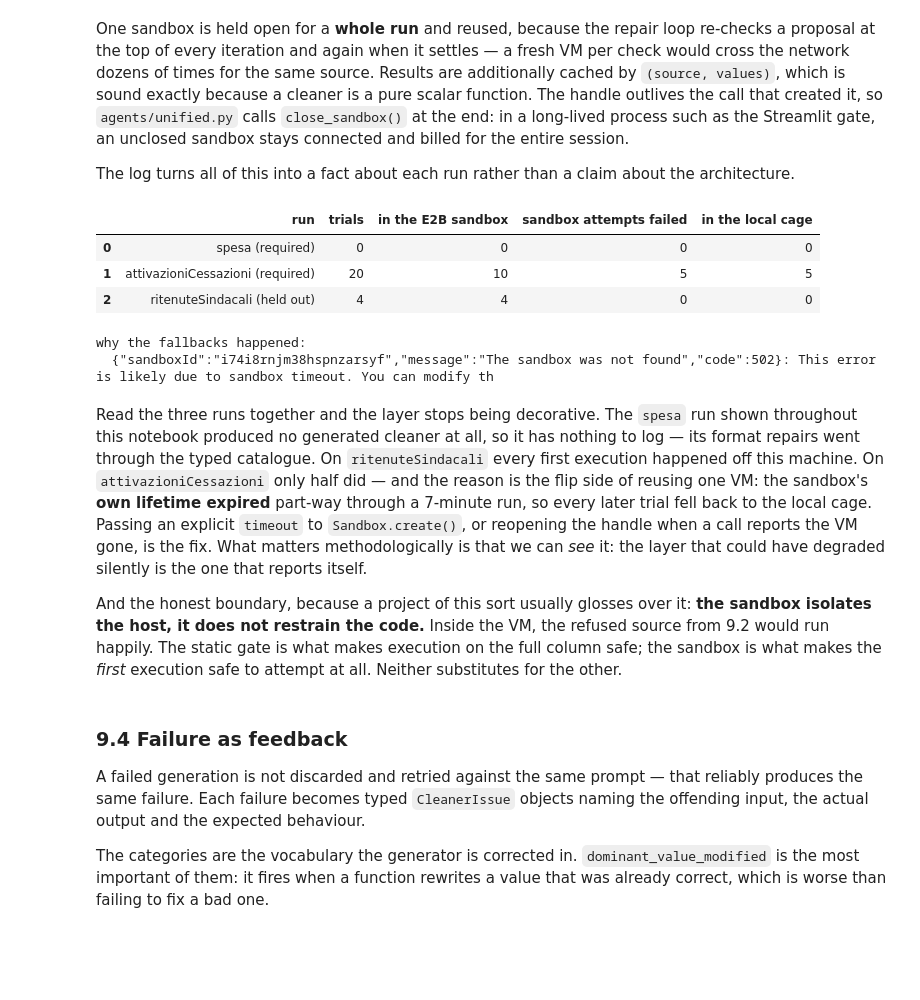
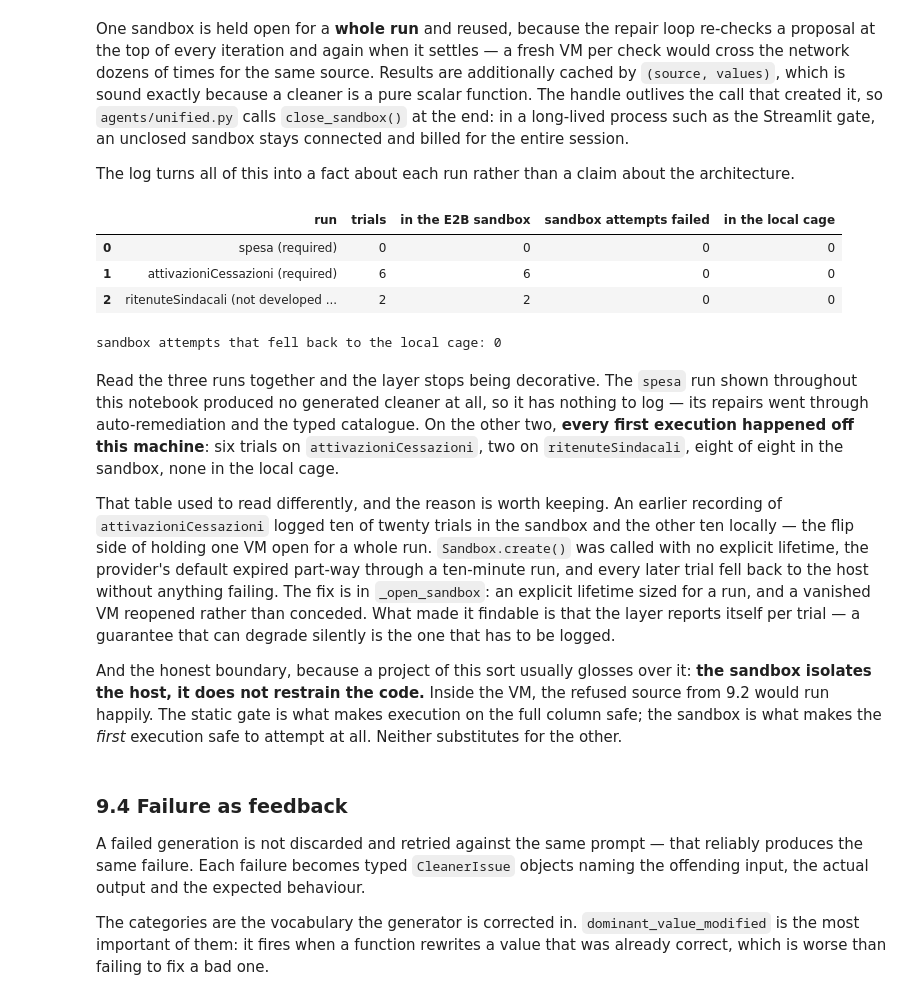
Before and after one commit to simonefilosofi/Reply_multi-agents_project_810431, a Jupyter notebook: main.ipynb, the cells around one changed output. Saved outputs shown, nothing was run; the diff lists cells and outputs as text; code cells hidden in the pictures; blank space fills up the shorter version.

```diff
--- a/main.ipynb
+++ b/main.ipynb
@@ -75,26 +75,31 @@ from __future__ import annotations
 
 import inspect
 import json
+import sys
 import textwrap
-import time
 from pathlib import Path
 
 import pandas as pd
 from dotenv import load_dotenv
-from IPython.display import Markdown, display
+from IPython.display import Image, Markdown, display
 
-load_dotenv(".env", override=True)
+ROOT = next(p for p in (Path.cwd(), *Path.cwd().parents) if (p / "graph.py").exists())
+sys.path.insert(0, str(ROOT))
+
+import figures
+
+load_dotenv(ROOT / ".env", override=True)
 pd.set_option("display.max_columns", 40)
 pd.set_option("display.width", 200)
 
 LIVE_RUN = False
 
-DATASET = Path("Datasets-Reply-20260313/project_data_quality/spesa.csv")
-RUN_DIR = Path("out/readme_run")
+DATASET = ROOT / "Datasets-Reply-20260313" / "project_data_quality" / "spesa.csv"
+RUN_DIR = ROOT / "runs" / "spesa"
 REPORT_JSON = RUN_DIR / "spesa.json"
 
 print("live run:", LIVE_RUN)
-print("dataset :", DATASET)
-print("artefacts:", RUN_DIR)
+print("dataset :", DATASET.relative_to(ROOT))
+print("artefacts:", RUN_DIR.relative_to(ROOT))
 # %% [output]
 live run: False
@@ -1314,40 +1332,55 @@ One sandbox is held open for a **whole run** and reused, because the repair loop
 
 The log turns all of this into a fact about each run rather than a claim about the architecture.
 # %%
-RUNS_SANDBOX = {
-    "spesa (required)": "out/readme_run",
-    "attivazioniCessazioni (required)": "out/readme_attivazioni",
-    "ritenuteSindacali (held out)": "out/readme_ritenute",
+RECORDED_RUNS = {
+    "spesa (required)": ROOT / "runs" / "spesa",
+    "attivazioniCessazioni (required)": ROOT / "runs" / "attivazioniCessazioni",
+    "ritenuteSindacali (not developed against)": ROOT / "runs" / "ritenuteSindacali",
 }
 
-runs_log = {}
-for label, directory in RUNS_SANDBOX.items():
-    path = next(p for p in Path(directory).glob("*.json")
-                if p.name not in {"timings.json", "proposals.json", "timings_detect.json"})
-    runs_log[label] = json.loads(path.read_text()).get("generated_function_runs") or []
+runs_log = {
+    label: figures.load_run(directory)[0].get("generated_function_runs") or []
+    for label, directory in RECORDED_RUNS.items()
+}
 
 display(pd.DataFrame([{
     "run": label,
     "trials": len(entries),
     "in the E2B sandbox": sum(1 for e in entries if e["executor"] == "e2b" and e["ok"]),
     "sandbox attempts failed": sum(1 for e in entries if e["executor"] == "e2b" and not e["ok"]),
     "in the local cage": sum(1 for e in entries if e["executor"] == "local"),
 } for label, entries in runs_log.items()]))
 
-failed = [e for e in runs_log["attivazioniCessazioni (required)"] if not e["ok"]]
-print("\nwhy the fallbacks happened:")
-print(" ", failed[0]["detail"][:150])
+failed = [e for entries in runs_log.values() for e in entries if not e["ok"]]
+print(f"\nsandbox attempts that fell back to the local cage: {len(failed)}")
+if failed:
+    print(" ", failed[0]["detail"][:150])
 # %% [output]
 |  | run | trials | in the E2B sandbox | sandbox attempts failed | in the local cage |
 | 0 | spesa (required) | 0 | 0 | 0 | 0 |
-| 1 | attivazioniCessazioni (required) | 20 | 10 | 5 | 5 |
-| 2 | ritenuteSindacali (held out) | 4 | 4 | 0 | 0 |
+| 1 | attivazioniCessazioni (required) | 6 | 6 | 0 | 0 |
+| 2 | ritenuteSindacali (not developed ... | 2 | 2 | 0 | 0 |
-why the fallbacks happened:
-  {"sandboxId":"i74i8rnjm38hspnzarsyf","message":"The sandbox was not found","code":502}: This error is likely due to sandbox timeout. You can modify th
+sandbox attempts that fell back to the local cage: 0
 # %% [markdown]
-Read the three runs together and the layer stops being decorative. The `spesa` run shown throughout this notebook produced no generated cleaner at all, so it has nothing to log — its format repairs went through the typed catalogue. On `ritenuteSindacali` every first execution happened off this machine. On `attivazioniCessazioni` only half did — and the reason is the flip side of reusing one VM: the sandbox's **own lifetime expired** part-way through a 7-minute run, so every later trial fell back to the local cage. Passing an explicit `timeout` to `Sandbox.create()`, or reopening the handle when a call reports the VM gone, is the fix. What matters methodologically is that we can *see* it: the layer that could have degraded silently is the one that reports itself.
+Read the three runs together and the layer stops being decorative. The `spesa` run shown throughout
+this notebook produced no generated cleaner at all, so it has nothing to log — its repairs went
+through auto-remediation and the typed catalogue. On the other two, **every first execution happened
+off this machine**: six trials on `attivazioniCessazioni`, two on `ritenuteSindacali`, eight of eight
+in the sandbox, none in the local cage.
 
-And the honest boundary, because a project of this sort usually glosses over it: **the sandbox isolates the host, it does not restrain the code.** Inside the VM, the refused source from 9.2 would run happily. The static gate is what makes execution on the full column safe; the sandbox is what makes the *first* execution safe to attempt at all. Neither substitutes for the other.
+That table used to read differently, and the reason is worth keeping. An earlier recording of
+`attivazioniCessazioni` logged ten of twenty trials in the sandbox and the other ten locally — the
+flip side of holding one VM open for a whole run. `Sandbox.create()` was called with no explicit
+lifetime, the provider's default expired part-way through a ten-minute run, and every later trial
+fell back to the host without anything failing. The fix is in `_open_sandbox`: an explicit lifetime
+sized for a run, and a vanished VM reopened rather than conceded. What made it findable is that the
+layer reports itself per trial — a guarantee that can degrade silently is the one that has to be
+logged.
+
+And the honest boundary, because a project of this sort usually glosses over it: **the sandbox
+isolates the host, it does not restrain the code.** Inside the VM, the refused source from 9.2 would
+run happily. The static gate is what makes execution on the full column safe; the sandbox is what
+makes the *first* execution safe to attempt at all. Neither substitutes for the other.
 # %% [markdown]
 ### 9.4 Failure as feedback
 
```
Also changed, not shown: parts of 46 cells of this notebook, 50 other files.
